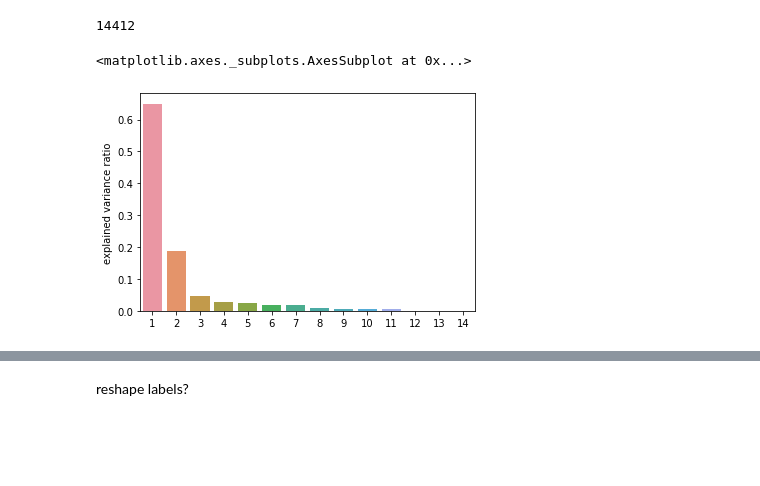
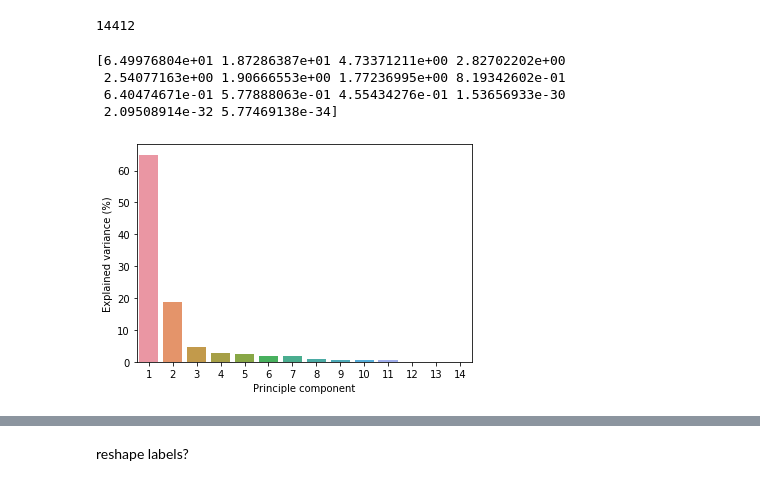
Before and after one commit to Gogolla-Lab/eMotion, a Jupyter notebook: analysis/analysis_egocentric-withPCA-withoutTail.ipynb, the cells around one changed output, grey strips where cells are left out. Cells and saved outputs as stored; diff of their text form; code cells hidden in the pictures; blank space fills up the shorter version.

```diff
--- a/analysis/analysis_egocentric-withPCA-withoutTail.ipynb
+++ b/analysis/analysis_egocentric-withPCA-withoutTail.ipynb
@@ -99,16 +100,21 @@ def plotter(to_plot, skeleton, indexes, plot_original_df=False, original_df=None
 # %%
 from sklearn.decomposition import PCA
 
 pca = PCA(whiten=True, svd_solver='full')
 
 pca_transformed = pca.fit_transform(high_likelihood)
 
-expVar = pd.DataFrame(data=pca.explained_variance_ratio_, columns=['explained variance ratio'])
-expVar
+expVar = pd.DataFrame(data=pca.explained_variance_ratio_*100, columns=['explained variance ratio'])
 sns.barplot(data=expVar, y='explained variance ratio', x=list(range(1, len(expVar)+1)))
+plt.ylabel('Explained variance (%)')
+plt.xlabel('Principle component')
+print(pca.explained_variance_ratio_*100)
 # %% [output]
-<matplotlib.axes._subplots.AxesSubplot at 0x...>
+[6.49976804e+01 1.87286387e+01 4.73371211e+00 2.82702202e+00
+ 2.54077163e+00 1.90666553e+00 1.77236995e+00 8.19342602e-01
+ 6.40474671e-01 5.77888063e-01 4.55434276e-01 1.53656933e-30
+ 2.09508914e-32 5.77469138e-34]
-[figure, old version]
+[figure, new version]
 # %%
 pca_transformed_df = pd.DataFrame(data=pca_transformed, columns=list(range(1, len(expVar)+1)),
                                index=high_likelihood.index)
```
Also changed, not shown: parts of 50 cells of this notebook, 3 other files.
